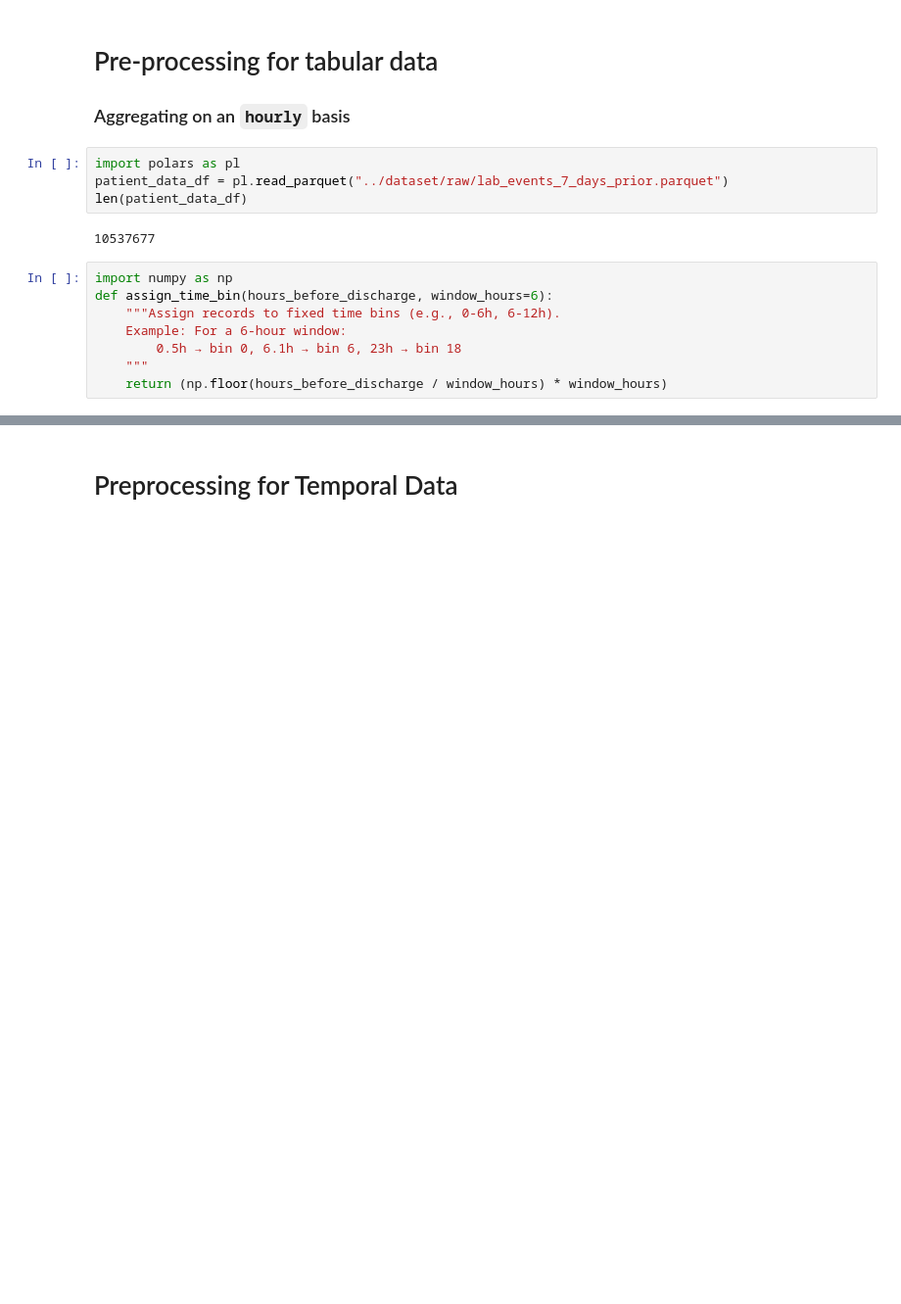
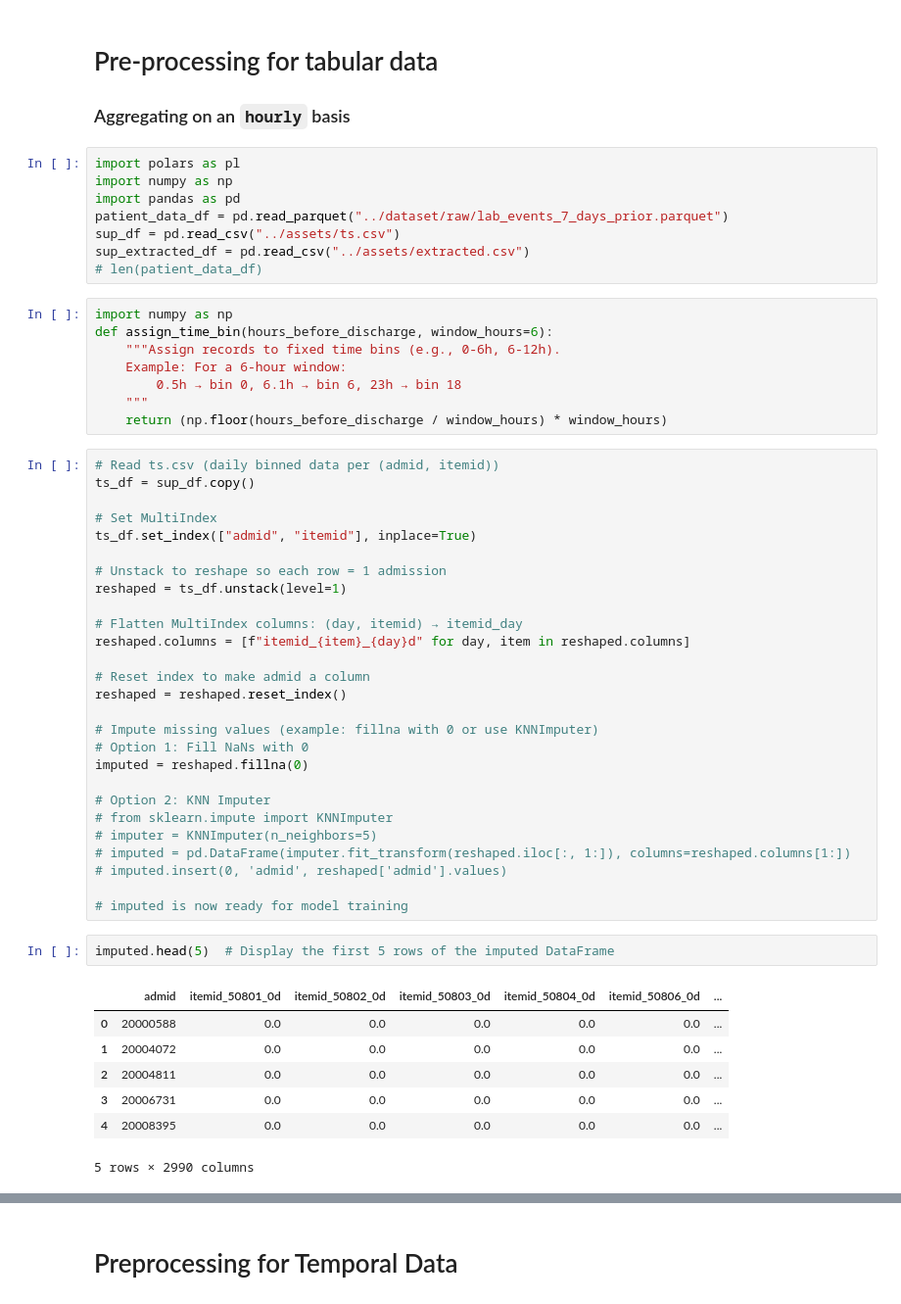
Before and after one commit to Crazz-Zaac/informative-missingness, a Jupyter notebook: project/notebooks/exp_2025.ipynb, the cells around one changed output, grey strips where cells are left out. Shown at 98% size. Cells and saved outputs as stored; diff of their text form; blank space fills up the shorter version.

```diff
--- a/project/notebooks/exp_2025.ipynb
+++ b/project/notebooks/exp_2025.ipynb
@@ -231,10 +231,12 @@ lab_df.reset_index(drop=True, inplace=True)
 ### Aggregating on an `hourly` basis
 # %%
 import polars as pl
-patient_data_df = pl.read_parquet("../dataset/raw/lab_events_7_days_prior.parquet")
-len(patient_data_df)
+import numpy as np
+import pandas as pd
+patient_data_df = pd.read_parquet("../dataset/raw/lab_events_7_days_prior.parquet")
+sup_df = pd.read_csv("../assets/ts.csv")
+sup_extracted_df = pd.read_csv("../assets/extracted.csv")
+# len(patient_data_df)
-# %% [output]
-10537677
 # %%
 import numpy as np
 def assign_time_bin(hours_before_discharge, window_hours=6):
@@ -243,3 +245,40 @@ def assign_time_bin(hours_before_discharge, window_hours=6):
         0.5h → bin 0, 6.1h → bin 6, 23h → bin 18
     """
     return (np.floor(hours_before_discharge / window_hours) * window_hours)
+# %%
+# Read ts.csv (daily binned data per (admid, itemid))
+ts_df = sup_df.copy()
+
+# Set MultiIndex
+ts_df.set_index(["admid", "itemid"], inplace=True)
+
+# Unstack to reshape so each row = 1 admission
+reshaped = ts_df.unstack(level=1)
+
+# Flatten MultiIndex columns: (day, itemid) → itemid_day
+reshaped.columns = [f"itemid_{item}_{day}d" for day, item in reshaped.columns]
+
+# Reset index to make admid a column
+reshaped = reshaped.reset_index()
+
+# Impute missing values (example: fillna with 0 or use KNNImputer)
+# Option 1: Fill NaNs with 0
+imputed = reshaped.fillna(0)
+
+# Option 2: KNN Imputer
+# from sklearn.impute import KNNImputer
+# imputer = KNNImputer(n_neighbors=5)
+# imputed = pd.DataFrame(imputer.fit_transform(reshaped.iloc[:, 1:]), columns=reshaped.columns[1:])
+# imputed.insert(0, 'admid', reshaped['admid'].values)
+
+# imputed is now ready for model training
+# %%
+imputed.head(5)  # Display the first 5 rows of the imputed DataFrame
+# %% [output]
+|  | admid | itemid_50801_0d | itemid_50802_0d | itemid_50803_0d | itemid_50804_0d | itemid_50806_0d | ... |
+| 0 | 20000588 | 0.0 | 0.0 | 0.0 | 0.0 | 0.0 | ... |
+| 1 | 20004072 | 0.0 | 0.0 | 0.0 | 0.0 | 0.0 | ... |
+| 2 | 20004811 | 0.0 | 0.0 | 0.0 | 0.0 | 0.0 | ... |
+| 3 | 20006731 | 0.0 | 0.0 | 0.0 | 0.0 | 0.0 | ... |
+| 4 | 20008395 | 0.0 | 0.0 | 0.0 | 0.0 | 0.0 | ... |
+5 rows × 2990 columns
```
Also changed, not shown: parts of 5 cells of this notebook, 1 other file.
